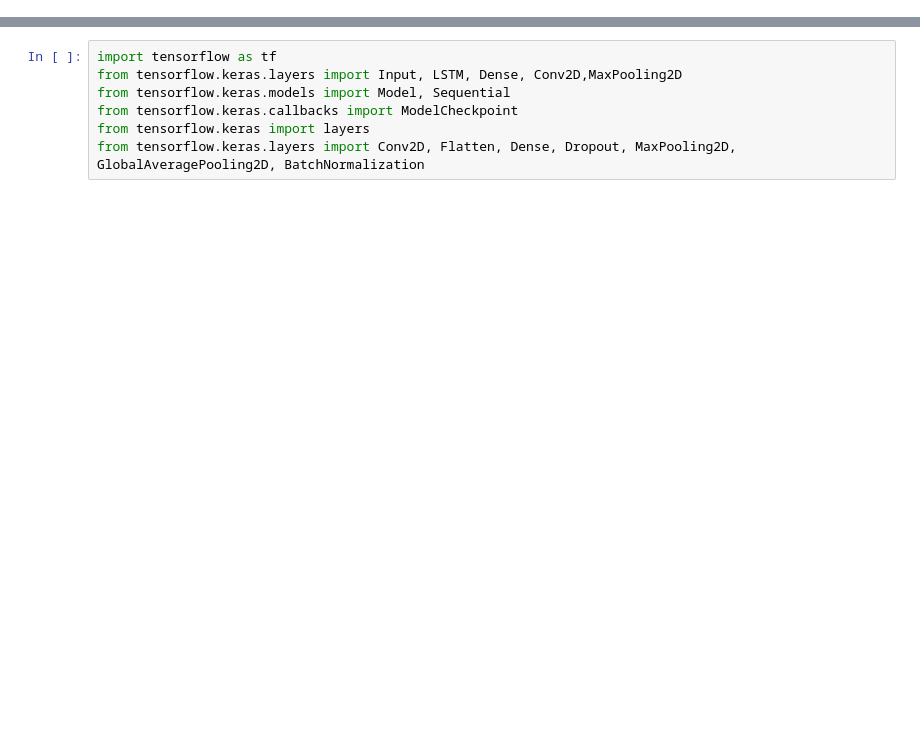
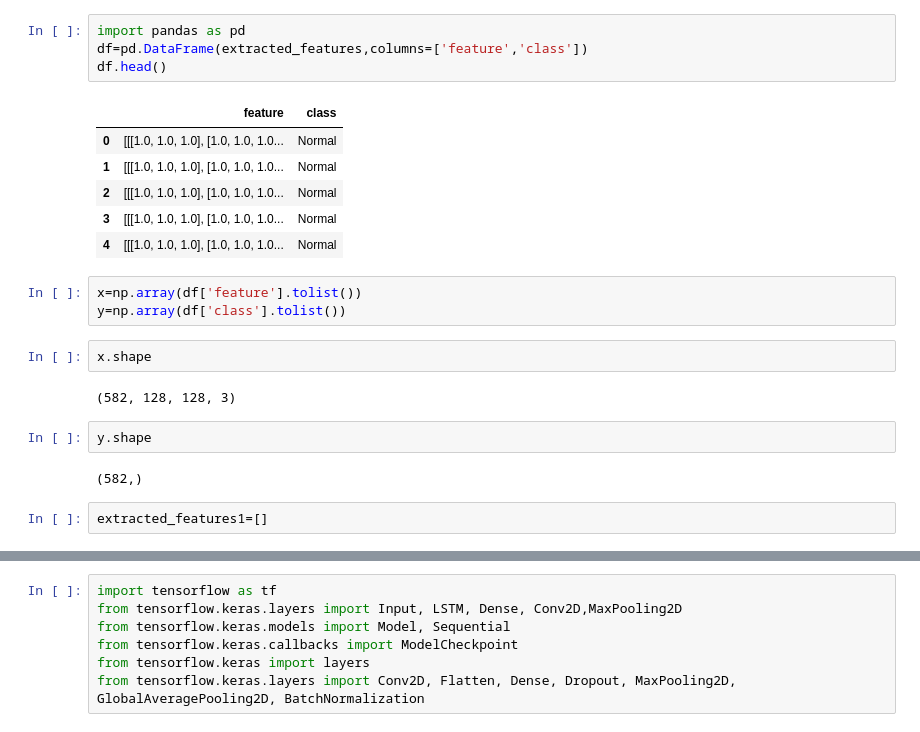
Before and after one commit to RashiquaMunshi/Sound-Of-AI, a Jupyter notebook: Notebooks/HeartSoundClassifier/MobileNetv2.ipynb, the cells around one changed output, grey strips where cells are left out. Drawn from its saved outputs; the diff is of its cells as text; blank space fills up the shorter version.

```diff
--- a/Notebooks/HeartSoundClassifier/heart_mobilenet_spect_valid.ipynb
+++ b/Notebooks/HeartSoundClassifier/MobileNetv2.ipynb
@@ -221,0 +85,24 @@ X_test.shape
+# %%
+import pandas as pd
+df=pd.DataFrame(extracted_features,columns=['feature','class'])
+df.head()
+# %% [output]
+|  | feature | class |
+| 0 | [[[1.0, 1.0, 1.0], [1.0, 1.0, 1.0... | Normal |
+| 1 | [[[1.0, 1.0, 1.0], [1.0, 1.0, 1.0... | Normal |
+| 2 | [[[1.0, 1.0, 1.0], [1.0, 1.0, 1.0... | Normal |
+| 3 | [[[1.0, 1.0, 1.0], [1.0, 1.0, 1.0... | Normal |
+| 4 | [[[1.0, 1.0, 1.0], [1.0, 1.0, 1.0... | Normal |
+# %%
+x=np.array(df['feature'].tolist())
+y=np.array(df['class'].tolist())
+# %%
+x.shape
+# %% [output]
+(582, 128, 128, 3)
+# %%
+y.shape
+# %% [output]
+(582,)
+# %%
+extracted_features1=[]
```
Also changed, not shown: parts of 77 cells of this notebook, 3 other files.
